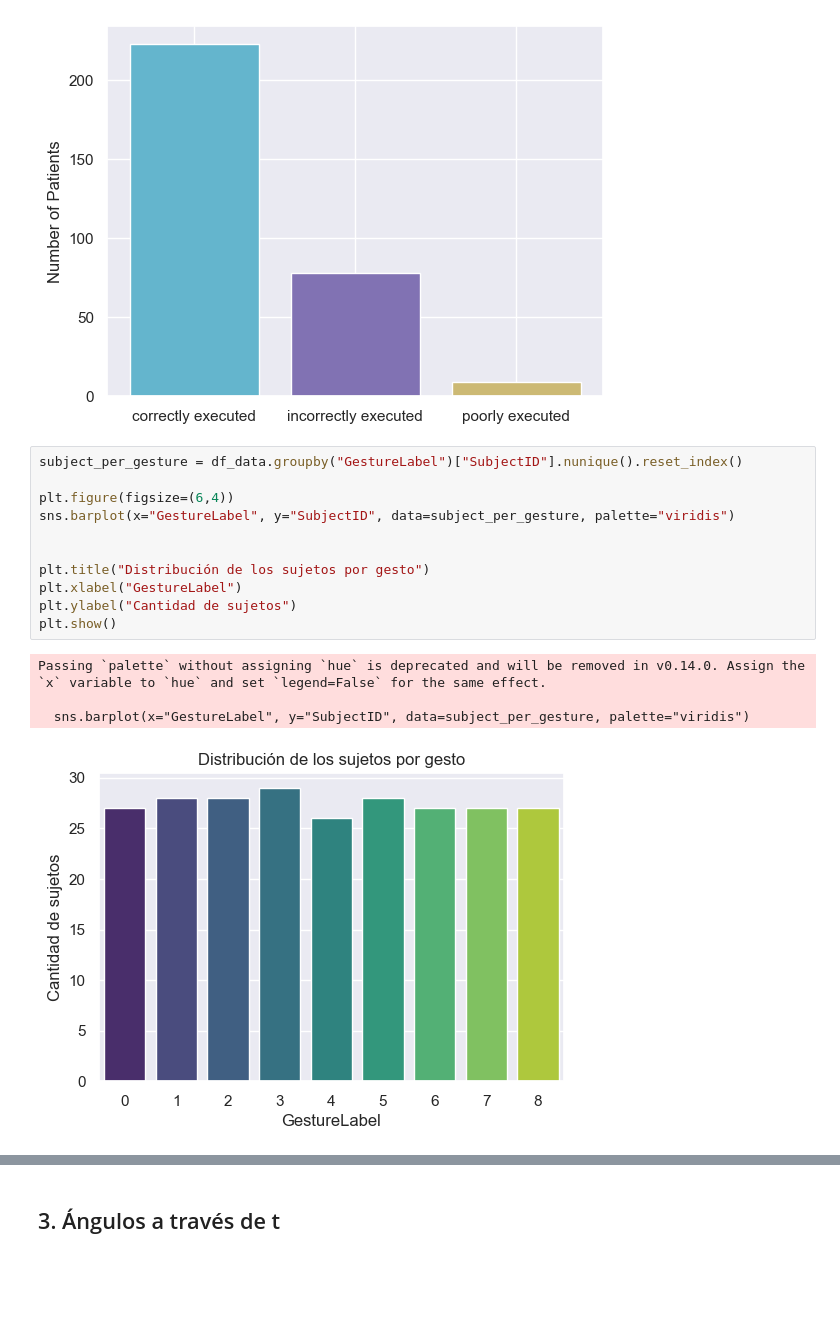
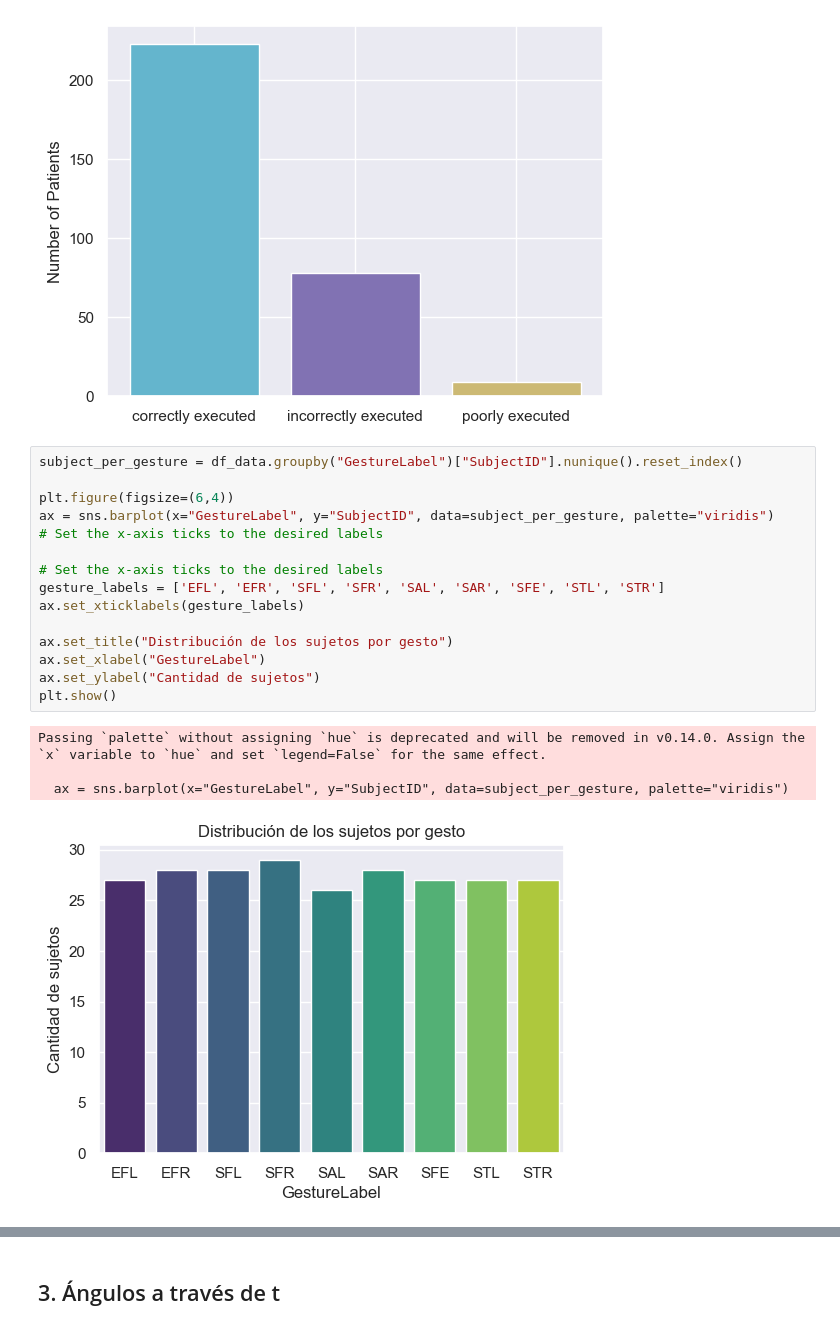
Before and after one commit to nmartinser/Telerehabilitation, a Jupyter notebook: notebooks/analisis_datos.ipynb, the cells around one changed output, grey strips where cells are left out. Saved outputs shown, nothing was run; the diff lists cells and outputs as text; blank space fills up the shorter version.

```diff
--- a/notebooks/analisis_datos.ipynb
+++ b/notebooks/analisis_datos.ipynb
@@ -99,19 +99,23 @@ Text(0, 0.5, 'Number of Patients')
 # %%
 subject_per_gesture = df_data.groupby("GestureLabel")["SubjectID"].nunique().reset_index()
 
 plt.figure(figsize=(6,4))
-sns.barplot(x="GestureLabel", y="SubjectID", data=subject_per_gesture, palette="viridis")
+ax = sns.barplot(x="GestureLabel", y="SubjectID", data=subject_per_gesture, palette="viridis")
+# Set the x-axis ticks to the desired labels
 
+# Set the x-axis ticks to the desired labels
+gesture_labels = ['EFL', 'EFR', 'SFL', 'SFR', 'SAL', 'SAR', 'SFE', 'STL', 'STR']
+ax.set_xticklabels(gesture_labels)
 
-plt.title("Distribución de los sujetos por gesto")
-plt.xlabel("GestureLabel")
-plt.ylabel("Cantidad de sujetos")
+ax.set_title("Distribución de los sujetos por gesto")
+ax.set_xlabel("GestureLabel")
+ax.set_ylabel("Cantidad de sujetos")
 plt.show()
 # %% [output]
 Passing `palette` without assigning `hue` is deprecated and will be removed in v0.14.0. Assign the `x` variable to `hue` and set `legend=False` for the same effect.
 
-  sns.barplot(x="GestureLabel", y="SubjectID", data=subject_per_gesture, palette="viridis")
+  ax = sns.barplot(x="GestureLabel", y="SubjectID", data=subject_per_gesture, palette="viridis")
-[figure, old version]
+[figure, new version]
 # %%
 subject_count_per_gesture_correct = df_data.groupby(["GestureLabel", "CorrectLabel"])["SubjectID"].nunique().reset_index()
 
```
Also changed, not shown: parts of 1 cell of this notebook, 2 other files.
